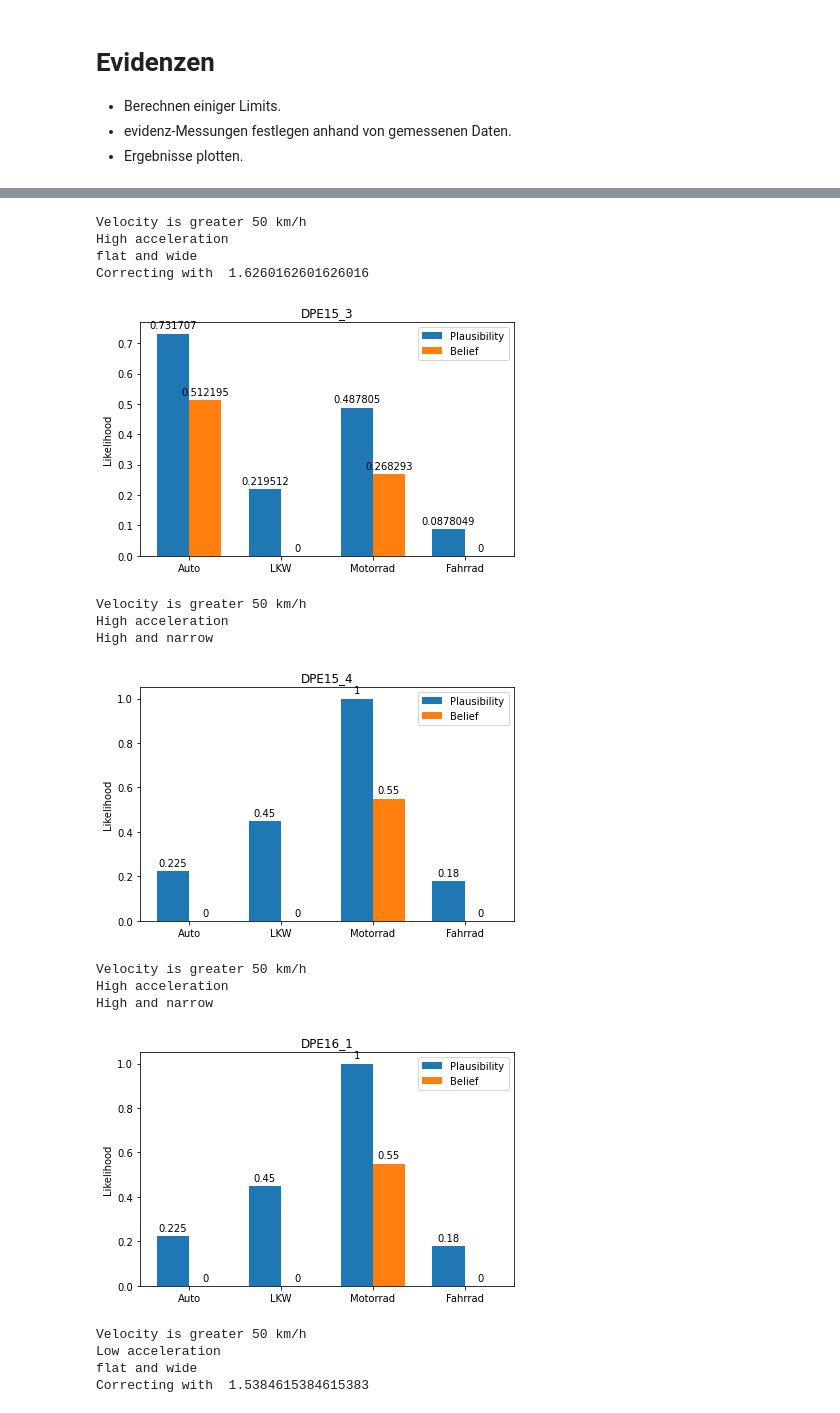
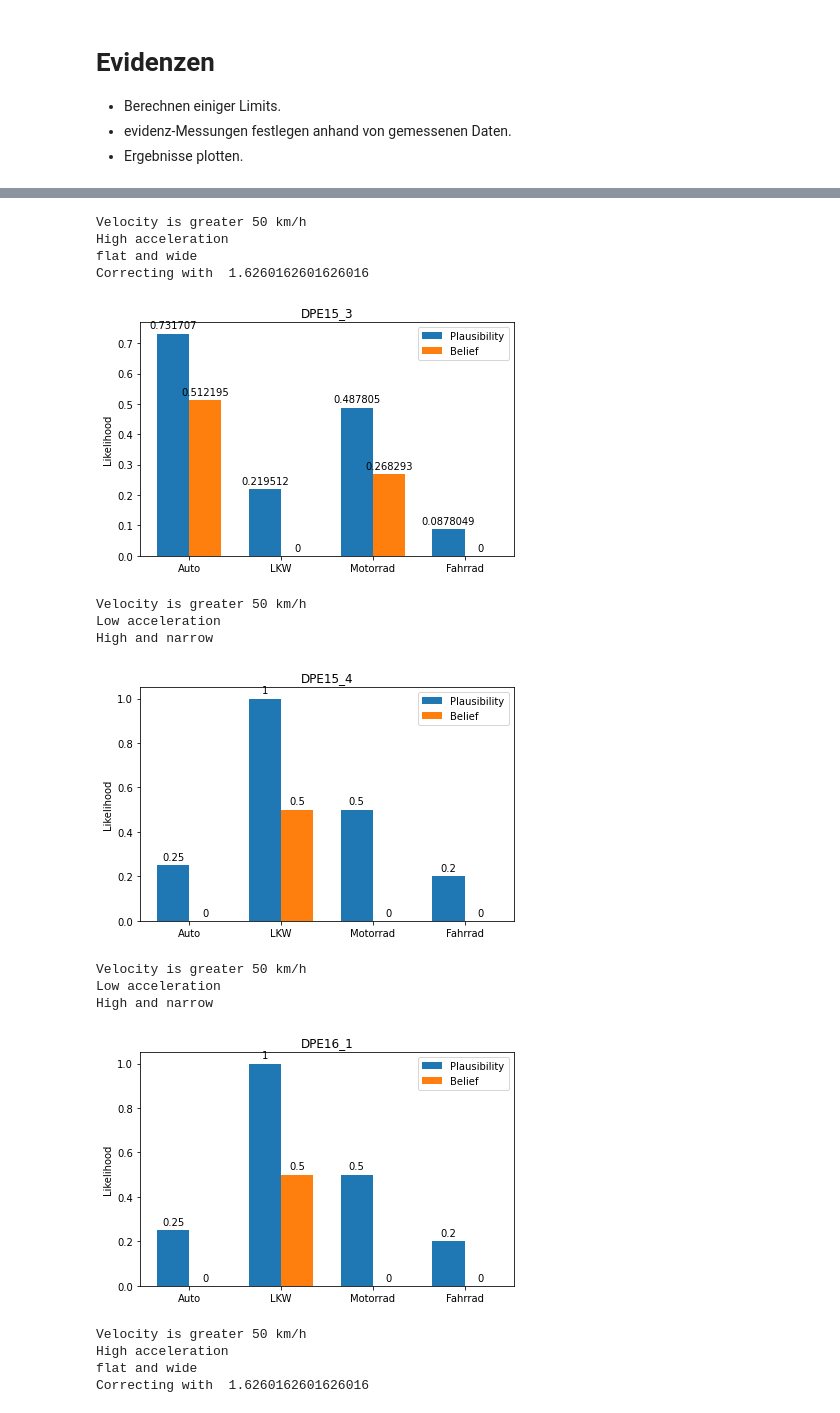
Before and after one commit to JanTSV/Evidenztheorie, a Jupyter notebook: main.ipynb, the cells around one changed output, grey strips where cells are left out. Saved outputs shown, nothing was run; the diff lists cells and outputs as text; code cells hidden in the pictures.

```diff
--- a/main.ipynb
+++ b/main.ipynb
@@ -117,10 +117,12 @@ None
 * Calculate velocity and dimensions.
 """
 change_data(data_dict)
+MODELS = {}
 
 # Calculate velocity and dimensions.
 for path, df in data_dict.items():
-    get_velocity(df)
+    velocity_model, distance_model = get_velocity(df)
+    MODELS.update({path: {"Velocity Model": velocity_model, "Distance Model": distance_model}})
     get_dimensions(df)
 
 # Look at calculated / updated data.
@@ -181,26 +182,12 @@ for path, df in data_dict.items():
     # Real plots
     plt.plot(df["t"], df[velocity_key], alpha=0.2, label="sensor velocity")
 
-    distance_model = np.poly1d(np.polyfit(df["t"], df["Abstand(m)"], 3))
-
-    df[velocity_key] = distance_model.deriv()(df["t"])
-    # Optimize calculated velocity, as it is scattered
-    velocity_model = np.poly1d(np.polyfit(df["t"], df[velocity_key], 3))
-    #df["amk"] = distance_model.deriv()(df["t"])
-    #velocity_model = np.poly1d(df["amk"])
-    #print(type(velocity_model2))
-    own_velocity = float(np.mean(df["Eigengeschwindigkeit(m/s)"]))
-    for index, row in df.iterrows():
-        pass
-        df[velocity_key][index] += own_velocity
-        vel = df[velocity_key][index]
-        df[velocity_key][index] = vel * 3.6
     # Plot optimized velocity
     plt.plot(df["t"], df[velocity_key], linewidth=2, color="purple", label="Vehicle's velocity")
     #df["v(km/h) polyfit"] = velocity_model(df["t"])
 
     # Call method which extends data frame by the acceleration
-    get_acceleration(df, velocity_model)
+    get_acceleration(df, MODELS[path]["Velocity Model"])
     #df["a(km/h^2)"] =
     # Plot acceleration
     plt.plot(df["t"], df["a(km/h^2)"], color="black", label="Acceleration")
@@ -210,7 +197,7 @@ for path, df in data_dict.items():
 
     # Plot the distances.
     plt.plot(df["t"], df["Abstand(m)"], color="red", alpha=0.5, label="Distance [m]")
-    plt.plot(df["t"], distance_model(df["t"]), color="black", alpha=0.5, label="Distance [m]")
+    plt.plot(df["t"], MODELS[path]["Distance Model"](df["t"]), color="black", alpha=0.5, label="Distance [m]")
 
     plt.legend()
     plt.show()
@@ -290,12 +230,9 @@ for path, df in data_dict.items():
     print(path)
     print("_______________________________________")
 
-    # Cut off ends of dataframe.
-    cut_df = df.iloc[10:-10]
-
     # Print min and max of velocity / acceleration.
-    print("Velocity:     min:", cut_df["v(km/h) polyfit"].min(), "  max:", cut_df["v(km/h) polyfit"].max())
-    print("Acceleration: min:", cut_df["a(km/h^2)"].min(), " max:", cut_df["a(km/h^2)"].max())
+    print("Velocity:     min:", df["v(km/h)"].min(), "  max:", df["v(km/h)"].max())
+    print("Acceleration: min:", df["a(km/h^2)"].min(), " max:", df["a(km/h^2)"].max())
 
     # Print height to width ratios
     height_width_ratio = calculate_weighted_ratio(df["height"], df["width"], df["Abstand(m)"])
@@ -359,7 +296,7 @@ def estimate_vehicle_type(df, title):
 
     # Check type of vehicle on basis of its velocity
     # At a speed greater than 50 it is unlikely to deal with a bicycle
-    range_speed_greater_50 = get_max_range_by_criterion(df["v(km/h) polyfit"], lambda x : x >= 50)
+    range_speed_greater_50 = get_max_range_by_criterion(df["v(km/h)"], lambda x : x >= 50)
     if range_speed_greater_50 >= 10:
         print("Velocity is greater 50 km/h")
         handler.add_measure([
@@ -422,40 +359,40 @@ def estimate_vehicle_type(df, title):
     ax.set_ylabel("Likelihood")
     ax.set_title(title)
     ax.set_xticks(x, categories)
     ax.legend()
     ax.bar_label(rects1, padding=3)
     ax.bar_label(rects2, padding=3)
     fig.tight_layout()
 
     plt.show()
 
 # Estimate types for all sensor datas.
 for name, df in data_dict.items():
     estimate_vehicle_type(df, name)
 # %% [output]
 Velocity is lower 50 km/h
 Low acceleration
 High and narrow
 Correcting with  1.5384615384615383
 [figure]
 Velocity is greater 50 km/h
 High acceleration
 High and narrow
 [figure]
 Velocity is greater 50 km/h
 High acceleration
 flat and wide
 Correcting with  1.6260162601626016
 [figure]
 Velocity is greater 50 km/h
-High acceleration
+Low acceleration
 High and narrow
-[figure, old version]
+[figure, new version]
 Velocity is greater 50 km/h
-High acceleration
+Low acceleration
 High and narrow
-[figure, old version]
+[figure, new version]
 Velocity is greater 50 km/h
-Low acceleration
+High acceleration
 flat and wide
-Correcting with  1.5384615384615383
+Correcting with  1.6260162601626016
```
Also changed, not shown: parts of 4 cells of this notebook, 9 other files.
